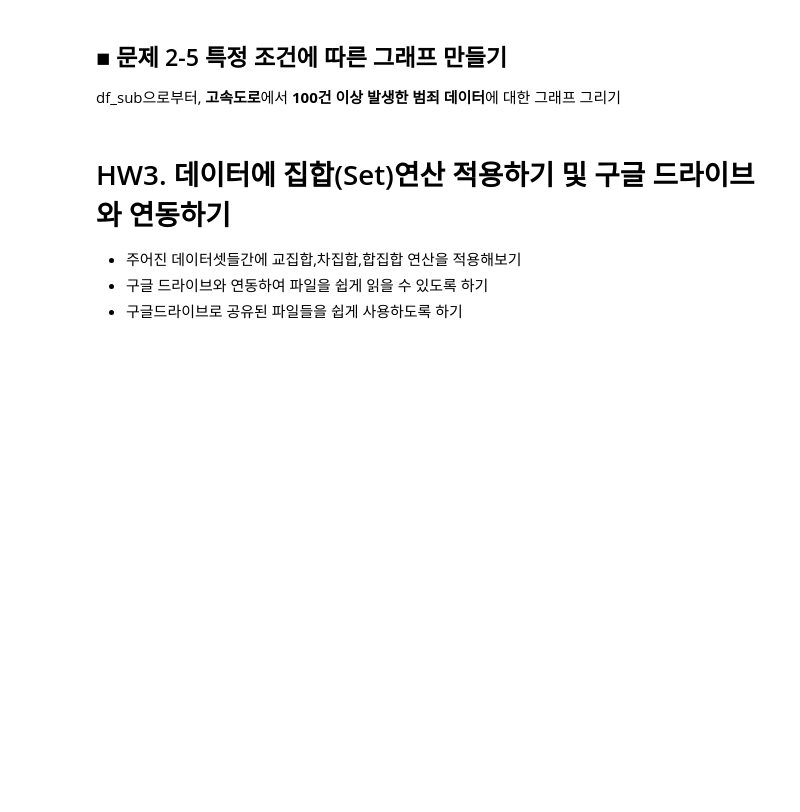
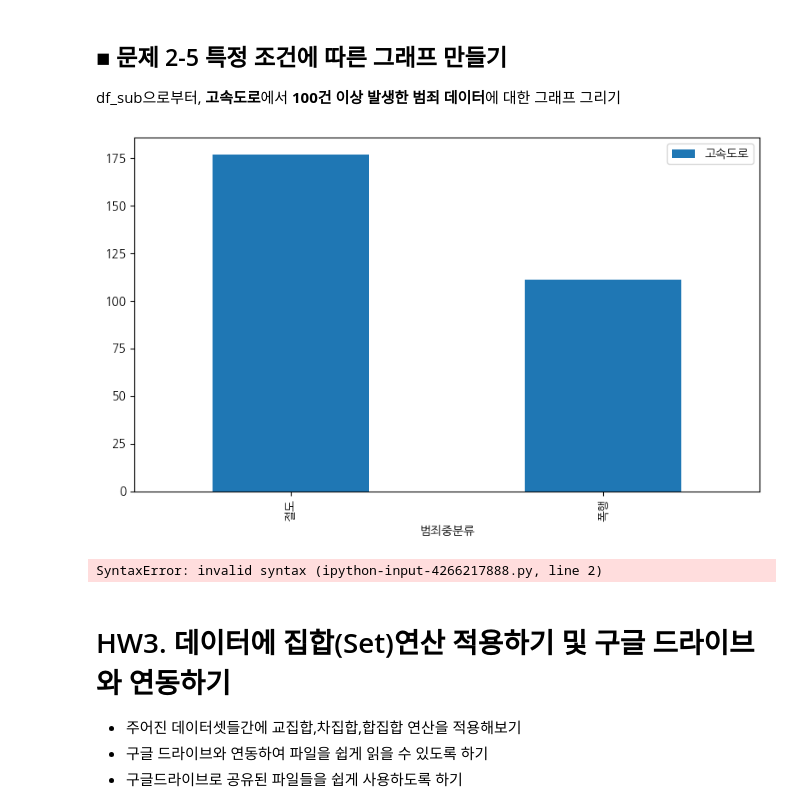
Before and after one commit to Kim-dingdong/dataframe-goodgoodgood, a Jupyter notebook: 이산수학 문제 답.ipynb, the cells around one changed output. Cells and saved outputs as stored; diff of their text form; code cells hidden in the pictures; blank space fills up the shorter version.

```diff
--- a/이산수학 문제 답.ipynb
+++ b/이산수학 문제 답.ipynb
@@ -472,6 +404,23 @@ df_sub으로부터, **고속도로**에서 **100건 이상 발생한 범죄 데
+# %%
+import matplotlib.pyplot as plt
+
+df_sub0 = df_sub[df_sub['고속도로'] >= 100]
+
+fig, ax2 = plt.subplots(figsize=(8, 5))
+
+df_sub0[['고속도로']].plot(kind='bar', ax=ax2)
+
+
+
+plt.tight_layout()
+plt.show()
+# %% [output]
+[figure, added]
 # %%
 df_sub0.plot(kind='bar', ax=ax2)
 fig
+# %% [output]
+SyntaxError: invalid syntax (ipython-input-4266217888.py, line 2)
 # %% [markdown]
 # HW3. 데이터에 집합(Set)연산 적용하기 및 구글 드라이브와 연동하기
 - 주어진 데이터셋들간에 교집합,차집합,합집합 연산을 적용해보기
```
Also changed, not shown: parts of 8 cells of this notebook.
